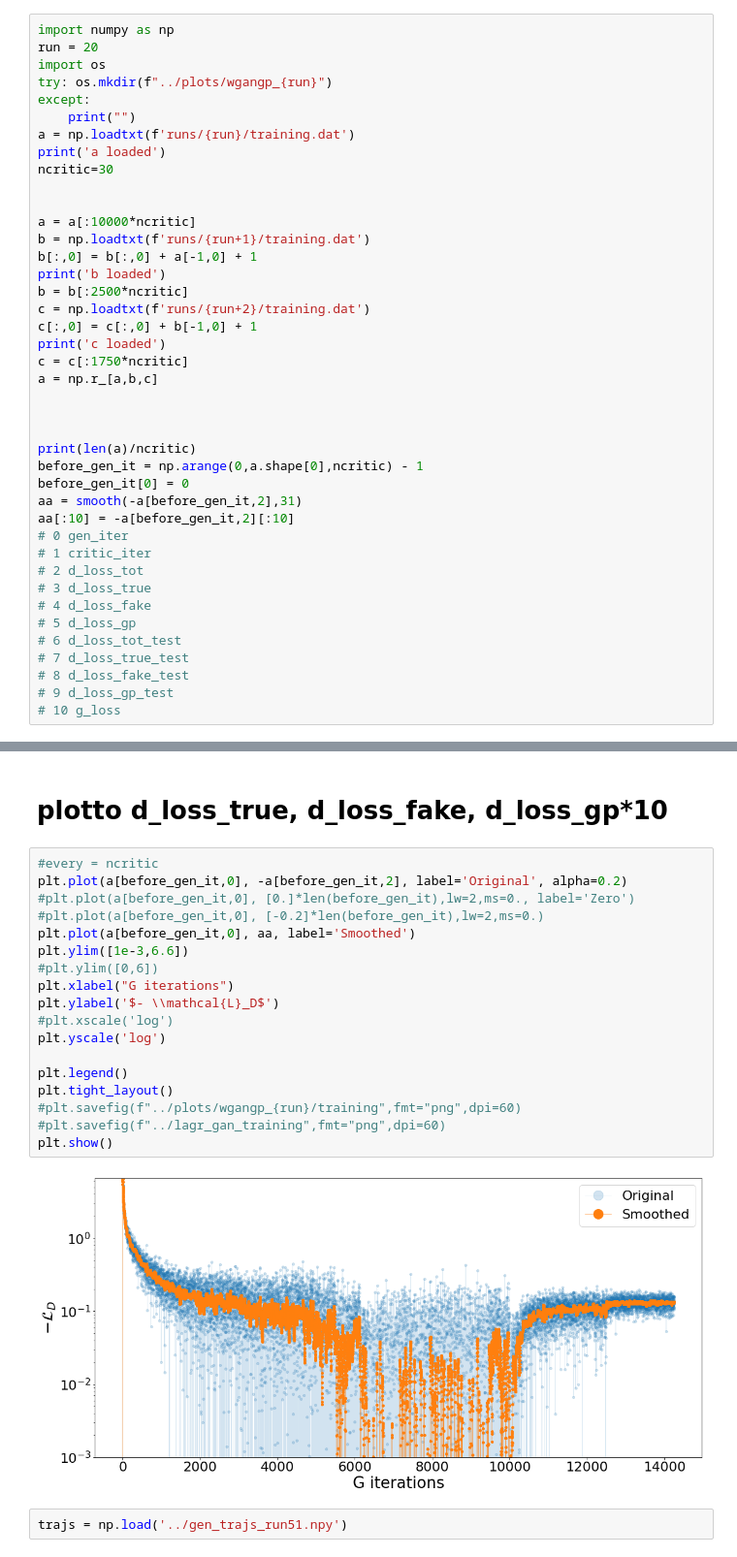
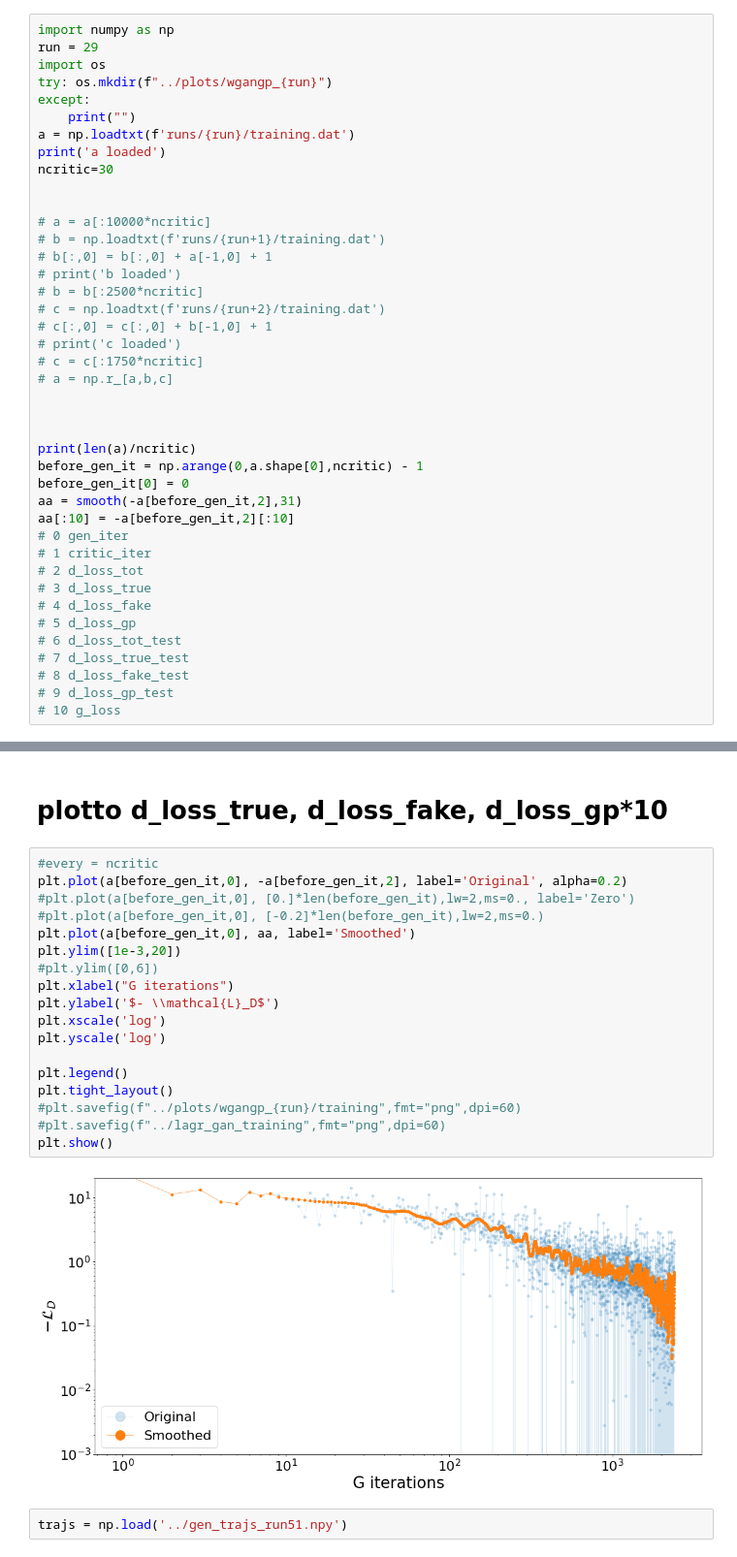
Before and after one commit to scarpma/lagrangian, a Jupyter notebook: wgangp2048/training_analysis.ipynb, the cells around one changed output, grey strips where cells are left out. Shown at 97% size. Cells and saved outputs as stored; diff of their text form.

```diff
--- a/wgangp2048/training_analysis.ipynb
+++ b/wgangp2048/training_analysis.ipynb
@@ -29,7 +24,7 @@ plt.rcParams['legend.markerscale'] = 4
 plt.rcParams['lines.marker'] = '.'
 # %%
 import numpy as np
-run = 20
+run = 29
 import os
 try: os.mkdir(f"../plots/wgangp_{run}")
 except:
@@ -39,16 +34,16 @@ print('a loaded')
 ncritic=30
 
 
-a = a[:10000*ncritic]
-b = np.loadtxt(f'runs/{run+1}/training.dat')
-b[:,0] = b[:,0] + a[-1,0] + 1
-print('b loaded')
-b = b[:2500*ncritic]
-c = np.loadtxt(f'runs/{run+2}/training.dat')
-c[:,0] = c[:,0] + b[-1,0] + 1
-print('c loaded')
-c = c[:1750*ncritic]
-a = np.r_[a,b,c]
+# a = a[:10000*ncritic]
+# b = np.loadtxt(f'runs/{run+1}/training.dat')
+# b[:,0] = b[:,0] + a[-1,0] + 1
+# print('b loaded')
+# b = b[:2500*ncritic]
+# c = np.loadtxt(f'runs/{run+2}/training.dat')
+# c[:,0] = c[:,0] + b[-1,0] + 1
+# print('c loaded')
+# c = c[:1750*ncritic]
+# a = np.r_[a,b,c]
 
 
 
@@ -78,23 +71,23 @@ c loaded
 # %%
 #every = ncritic
 plt.plot(a[before_gen_it,0], -a[before_gen_it,2], label='Original', alpha=0.2)
 #plt.plot(a[before_gen_it,0], [0.]*len(before_gen_it),lw=2,ms=0., label='Zero')
 #plt.plot(a[before_gen_it,0], [-0.2]*len(before_gen_it),lw=2,ms=0.)
 plt.plot(a[before_gen_it,0], aa, label='Smoothed')
-plt.ylim([1e-3,6.6])
+plt.ylim([1e-3,20])
 #plt.ylim([0,6])
 plt.xlabel("G iterations")
 plt.ylabel('$- \\mathcal{L}_D$')
-#plt.xscale('log')
+plt.xscale('log')
 plt.yscale('log')
 
 plt.legend()
 plt.tight_layout()
 #plt.savefig(f"../plots/wgangp_{run}/training",fmt="png",dpi=60)
 #plt.savefig(f"../lagr_gan_training",fmt="png",dpi=60)
 plt.show()
 # %% [output]
-[figure, old version]
+[figure, new version]
 # %%
 trajs = np.load('../gen_trajs_run51.npy')
 # %%
```
Also changed, not shown: parts of 5 cells of this notebook, 36 other files.
